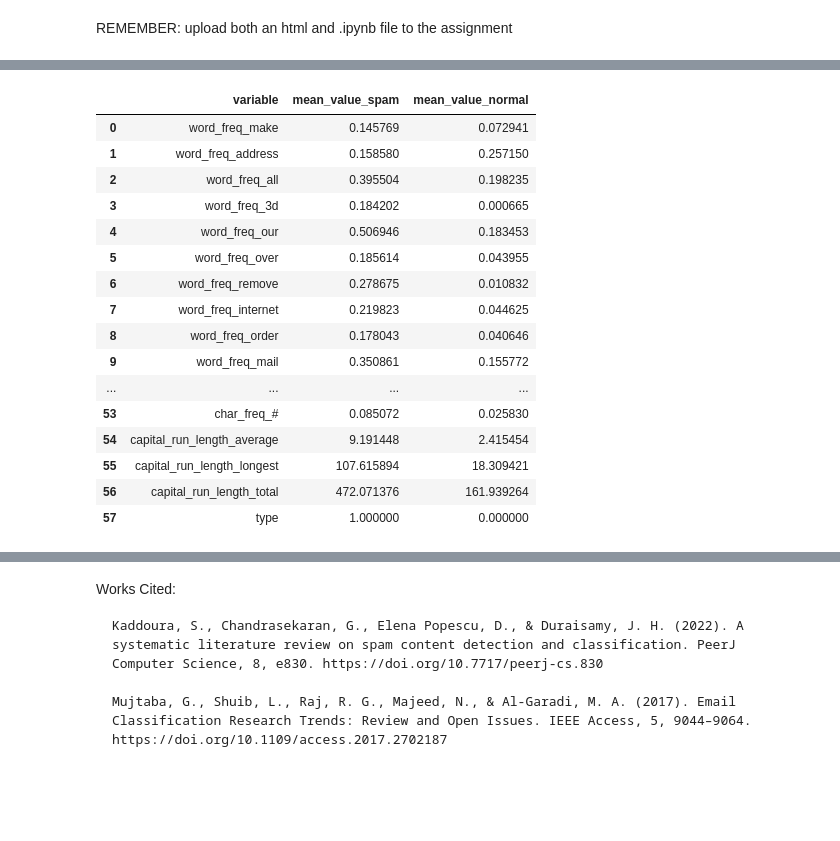
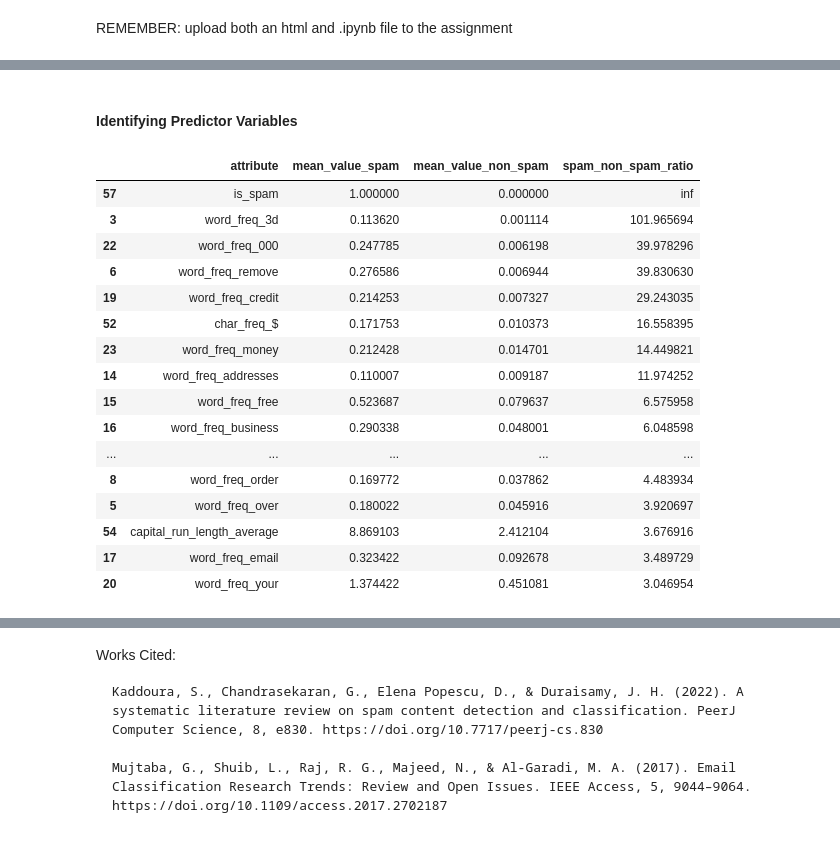
Before and after one commit to SusanLiu628/Dsci-100-project, a Jupyter notebook: Main.ipynb, the cells around one changed output, grey strips where cells are left out. Saved outputs shown, nothing was run; the diff lists cells and outputs as text; code cells hidden in the pictures; blank space fills up the shorter version.

```diff
--- a/Main.ipynb
+++ b/Main.ipynb
@@ -32,14 +27,10 @@ spam
 # %%
 spam_titles = pd.read_csv("spambase.names", skiprows = 31)
-spam_titles
 spam_titles_split = spam_titles["1"].str.split(":", expand = True)
-spam_titles_split
 spam_headers = spam_titles_split[[0]].to_dict()
 spam_headers = dict(ChainMap(*spam_headers.values()))
-spam_headers
-spam = spam.rename(columns = spam_headers).rename(columns = {57: "type"})
 
-spam
+spam = spam.rename(columns = spam_headers).rename(columns = {57: "is_spam"})
 # %% [output]
 |  | word_freq_make | word_freq_address | word_freq_all | word_freq_3d | word_freq_our | word_freq_over | ... |
 | 0 | 0.00 | 0.64 | 0.64 | 0.0 | 0.32 | 0.00 | ... |
@@ -78,26 +42,33 @@ dtype: float64
+# %%
+spam_train, spam_test = train_test_split(spam, train_size = 0.75, stratify = spam["is_spam"])
+# %% [markdown]
+#### Identifying Predictor Variables
 # %%
-spam_mail = spam_train[spam_train["type"] == 1]
-non_spam = spam_train[spam_train["type"] == 0]
-mean_spam = pd.DataFrame(spam_mail.mean().reset_index()).rename(columns = {"index": "variable", 0: "mean_value_spam"})
-mean_non_spam = pd.DataFrame(non_spam.mean().reset_index()).rename(columns = {"index": "variable", 0: "mean_value_normal"})
+spam_mail = spam_train[spam_train["is_spam"] == 1]
+non_spam = spam_train[spam_train["is_spam"] == 0]
+mean_spam = pd.DataFrame(spam_mail.mean().reset_index()).rename(columns = {"index": "attribute", 0: "mean_value_spam"})
+mean_non_spam = pd.DataFrame(non_spam.mean().reset_index()).rename(columns = {"index": "attribute", 0: "mean_value_non_spam"})
 mean_non_spam
-compair = mean_spam.merge(mean_non_spam, on = "variable")
-compair
+
+mean_val_compare = mean_spam.merge(mean_non_spam, on = "attribute")
+mean_val_compare = mean_val_compare.assign(spam_non_spam_ratio = mean_val_compare["mean_value_spam"] / mean_val_compare["mean_value_non_spam"])
+mean_val_compare = mean_val_compare.sort_values(by="spam_non_spam_ratio", ascending=False)
+mean_val_compare.head(20)
 # %% [output]
-|  | variable | mean_value_spam | mean_value_normal |
-| 0 | word_freq_make | 0.145769 | 0.072941 |
-| 1 | word_freq_address | 0.158580 | 0.257150 |
-| 2 | word_freq_all | 0.395504 | 0.198235 |
-| 3 | word_freq_3d | 0.184202 | 0.000665 |
-| 4 | word_freq_our | 0.506946 | 0.183453 |
-| 5 | word_freq_over | 0.185614 | 0.043955 |
-| 6 | word_freq_remove | 0.278675 | 0.010832 |
-| 7 | word_freq_internet | 0.219823 | 0.044625 |
-| 8 | word_freq_order | 0.178043 | 0.040646 |
-| 9 | word_freq_mail | 0.350861 | 0.155772 |
-| ... | ... | ... | ... |
-| 53 | char_freq_# | 0.085072 | 0.025830 |
-| 54 | capital_run_length_average | 9.191448 | 2.415454 |
-| 55 | capital_run_length_longest | 107.615894 | 18.309421 |
-| 56 | capital_run_length_total | 472.071376 | 161.939264 |
-| 57 | type | 1.000000 | 0.000000 |
+|  | attribute | mean_value_spam | mean_value_non_spam | spam_non_spam_ratio |
+| 57 | is_spam | 1.000000 | 0.000000 | inf |
+| 3 | word_freq_3d | 0.113620 | 0.001114 | 101.965694 |
+| 22 | word_freq_000 | 0.247785 | 0.006198 | 39.978296 |
+| 6 | word_freq_remove | 0.276586 | 0.006944 | 39.830630 |
+| 19 | word_freq_credit | 0.214253 | 0.007327 | 29.243035 |
+| 52 | char_freq_$ | 0.171753 | 0.010373 | 16.558395 |
+| 23 | word_freq_money | 0.212428 | 0.014701 | 14.449821 |
+| 14 | word_freq_addresses | 0.110007 | 0.009187 | 11.974252 |
+| 15 | word_freq_free | 0.523687 | 0.079637 | 6.575958 |
+| 16 | word_freq_business | 0.290338 | 0.048001 | 6.048598 |
+| ... | ... | ... | ... | ... |
+| 8 | word_freq_order | 0.169772 | 0.037862 | 4.483934 |
+| 5 | word_freq_over | 0.180022 | 0.045916 | 3.920697 |
+| 54 | capital_run_length_average | 8.869103 | 2.412104 | 3.676916 |
+| 17 | word_freq_email | 0.323422 | 0.092678 | 3.489729 |
+| 20 | word_freq_your | 1.374422 | 0.451081 | 3.046954 |
```
Also changed, not shown: parts of 16 cells of this notebook.
